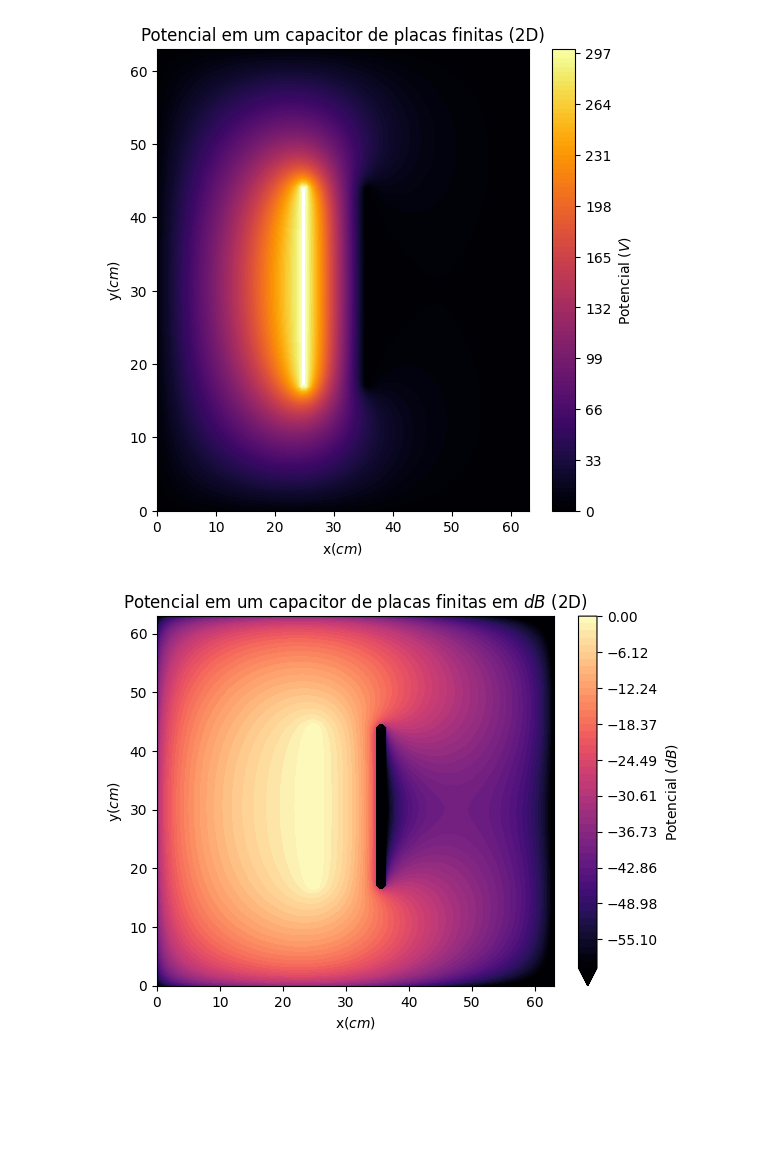
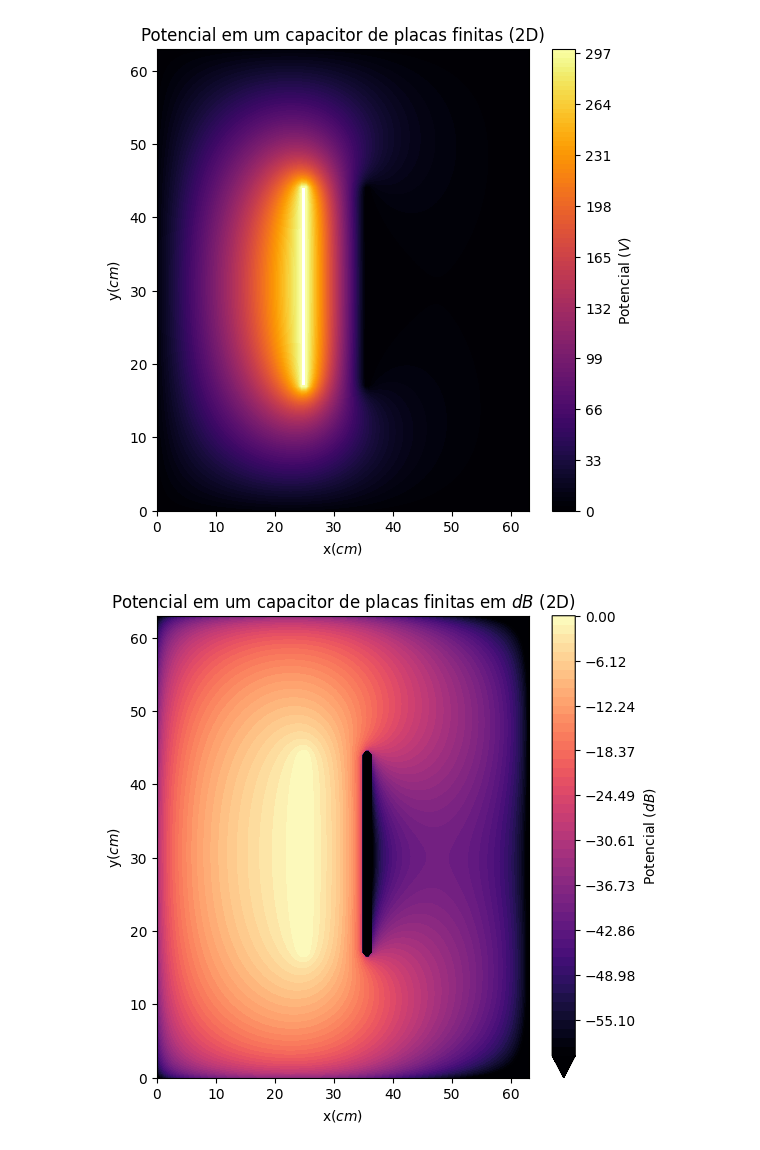
Before and after one commit to LucasGabrielMelo/Problemas---Eletromagnetismo, a Jupyter notebook: eletrostática/Capacitor de dimensões finitas (2D).ipynb, the cells around one changed output. Cells and saved outputs as stored; diff of their text form; code cells hidden in the pictures; blank space fills up the shorter version.

```diff
--- a/eletrostática/Capacitor de dimensões finitas (2D).ipynb
+++ b/eletrostática/Capacitor de dimensões finitas (2D).ipynb
@@ -84,7 +88,7 @@ while True:
         else:
             print("Opção inválida! Selecione 1 ou 2")
 
-V0 = np.abs(float(input("Informe a tensão entre as placas: "))) # abs para evitar problemas com valores negativos.
+V0 = np.abs(float(input("Informe a tensão entre as placas em Volts: "))) # abs para evitar problemas com valores negativos.
 
 if(T == '2'):
     B[ix1:ix1_fim, iy:iy_fim] = V0 + 1e-10
@@ -113,33 +117,32 @@ Lp = Lp.tocsr()
 V = sp.linalg.spsolve(Lp, B) # Resolução da equação
 
 V = V.reshape(N,N)
 
 x = np.linspace(0,L_malha, N)
 y = np.linspace(0,H_malha, N)
 
 X, Y = np.meshgrid(y,x)
 
 fig = plt.figure(figsize = (6,6))
 count = plt.contourf(Y, X, V, levels = 100, cmap = "inferno")
 plt.colorbar(count, label = r'Potencial ($V$)')
 plt.xlabel(r'x($cm$)')
 plt.ylabel(r'y($cm$)')
 plt.title(r'Potencial em um capacitor de placas finitas (2D)')
 plt.show()
 
 # Potencial do capacitor em dB:
 
 V_dB = 20*np.log10(V/np.max(V))
 
-
 levels_dB = np.linspace(-60,0,50) # 50 linhas equipotenciais, indo de -60 até 0 dB
-fig = plt.Figure(figsize=(6,6))
+fig = plt.figure(figsize=(6,6))
 count_dB = plt.contourf(Y,X, V_dB, levels = levels_dB, cmap = 'magma', extend = 'min')
 plt.colorbar(count_dB, label = r'Potencial ($dB$)')
 plt.xlabel(r'x($cm$)')
 plt.ylabel(r'y($cm$)')
 plt.title(r'Potencial em um capacitor de placas finitas em $dB$ (2D)')
 plt.show()
 # %% [output]
 [figure]
-[figure, old version]
+[figure, new version]
```
Also changed, not shown: parts of 2 cells of this notebook.
